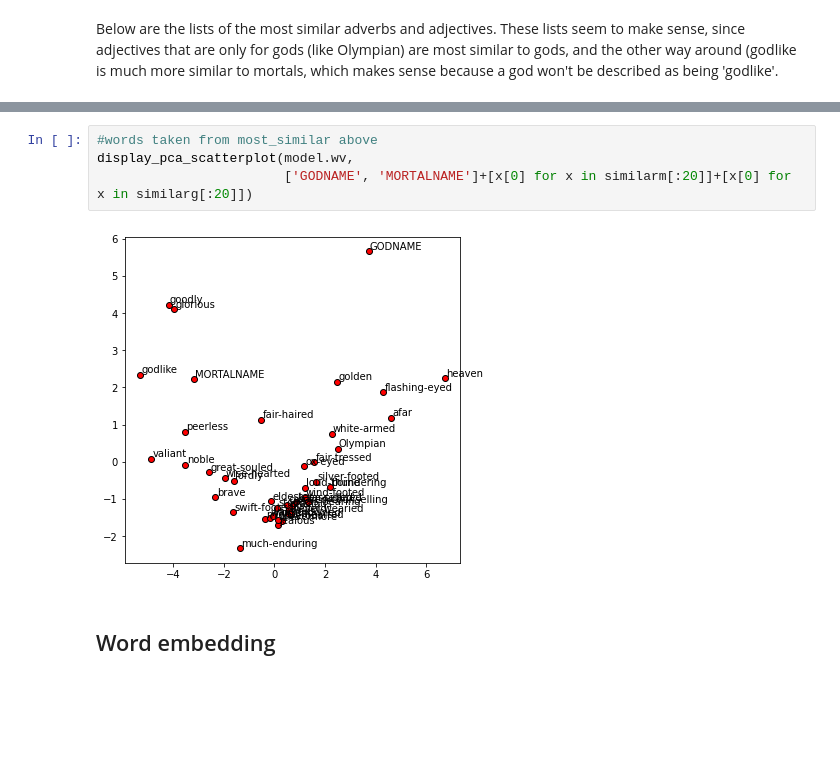
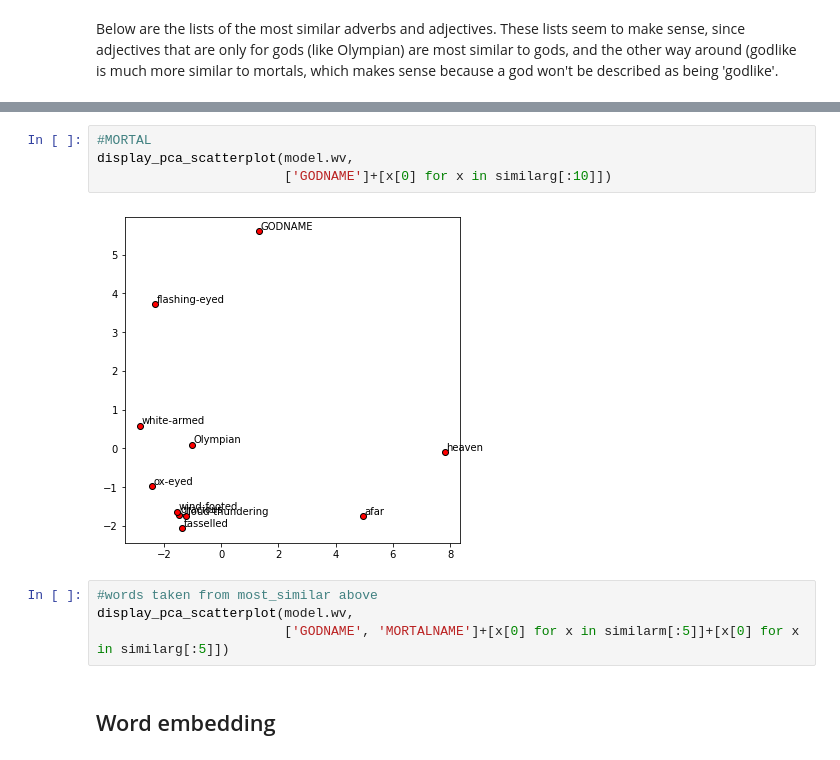
Before and after one commit to RianneAr/Text_Mining_Project, a Jupyter notebook: Prepro_explore_word2vec.ipynb, the cells around one changed output, grey strips where cells are left out. Saved outputs shown, nothing was run; the diff lists cells and outputs as text; blank space fills up the shorter version.

```diff
--- a/Prepro_explore_word2vec.ipynb
+++ b/Prepro_explore_word2vec.ipynb
@@ -470,9 +612,13 @@ def display_pca_scatterplot(model, words=None, sample=0):
+# %%
+#MORTAL
+display_pca_scatterplot(model.wv,
+                        ['GODNAME']+[x[0] for x in similarg[:10]])
+# %% [output]
+[figure, added]
 # %%
 #words taken from most_similar above
 display_pca_scatterplot(model.wv,
-                        ['GODNAME', 'MORTALNAME']+[x[0] for x in similarm[:20]]+[x[0] for x in similarg[:20]])
+                        ['GODNAME', 'MORTALNAME']+[x[0] for x in similarm[:5]]+[x[0] for x in similarg[:5]])
-# %% [output]
-[figure, removed]
 # %% [markdown]
 ## Word embedding
 # %%
```
Also changed, not shown: parts of 42 cells of this notebook.
